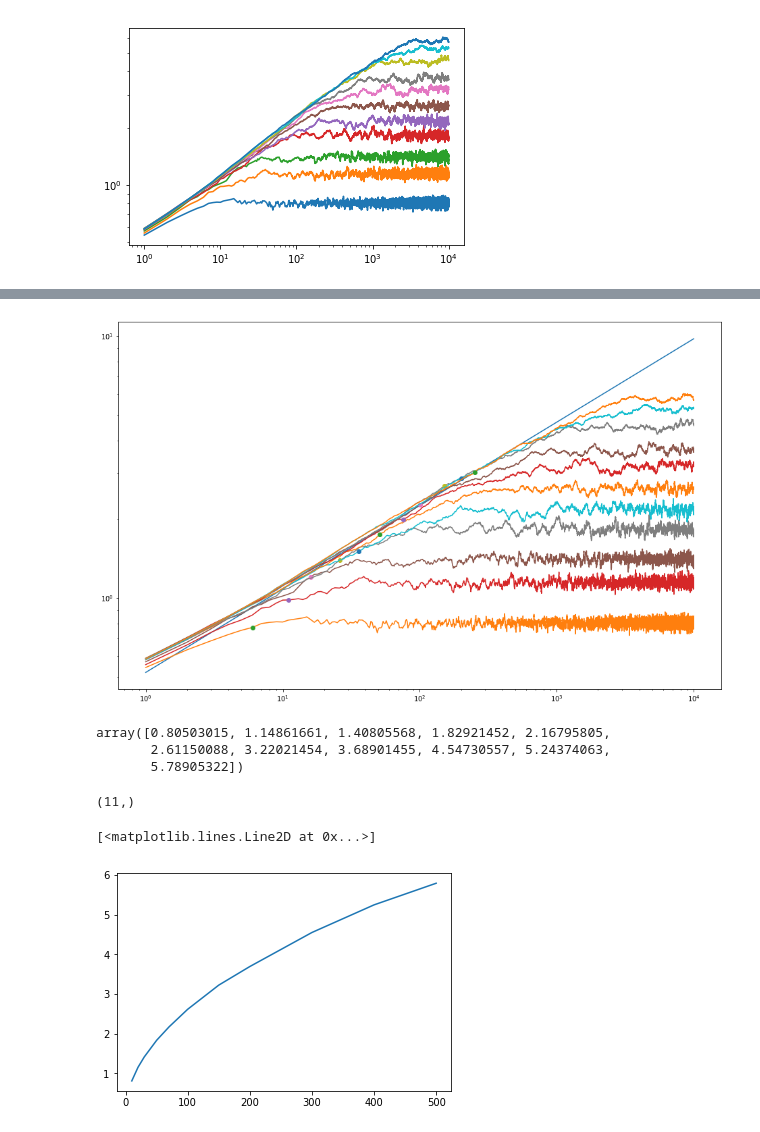
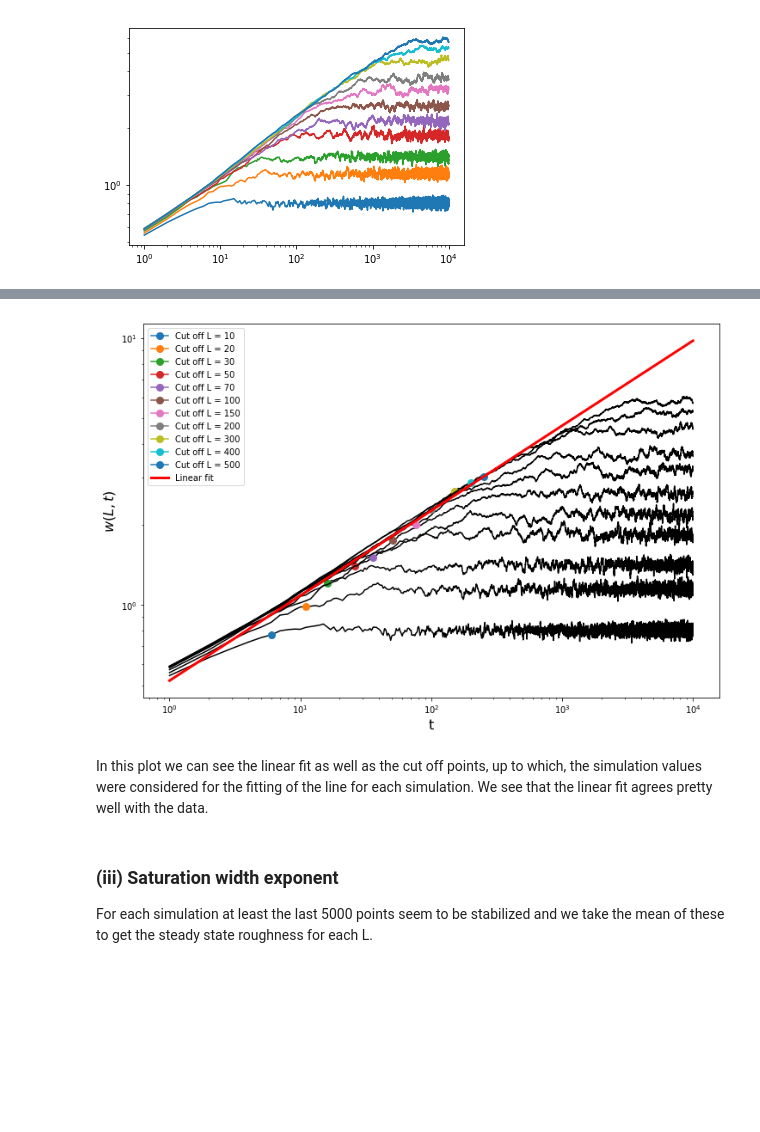
Before and after one commit to ari-viitala/CompPhys, a Jupyter notebook: Viikko2/Viikko2.ipynb, the cells around one changed output, grey strips where cells are left out. Drawn from its saved outputs; the diff is of its cells as text; code cells hidden in the pictures; blank space fills up the shorter version.

```diff
--- a/Viikko2/Viikko2.ipynb
+++ b/Viikko2/Viikko2.ipynb
@@ -130,6 +59,10 @@ data.shape
 # %%
-plt.figure(1, (16, 10))
+plt.figure(1, (12, 8))
 for i in range(0, data.shape[0]):
-    plt.loglog(data[i, :, 0], data[i, :, 1])
-    plt.loglog(data[i,np.floor(ls[i]**2 / 100).astype(int), 0], data[i, np.floor(ls[i]**2 / 100).astype(int), 1], marker = "o")
+    plt.loglog(data[i, :, 0], data[i, :, 1], label = "L = " + str(ls[i]))
+
+plt.xlabel("t", size = 16)
+plt.ylabel("$w(L, t)$", size = 16)
+plt.legend()
+plt.show()
 # %% [output]
@@ -145,4 +82,5 @@ for i in range(0, len(ls)):
 xs = np.hstack(xs)
 ys = np.hstack(ys)
 # %%
-fit = np.polyfit(xs, ys, 1)
+beta, beta_0 = np.polyfit(xs, ys, 1)
+beta
@@ -152,25 +93,31 @@ tbeta = tbeta_x**fit[0]
+# %%
+tbeta_x = np.linspace(1, 10000, 10000)
+#here the line is also translated with the y-axis intersection of the linear fit
+tbeta = tbeta_x**beta * 10**beta_0
 # %%
-plt.figure(1, (16, 10))
-plt.loglog(tbeta_x, tbeta * 10**fit[1])
+plt.figure(1, (12, 8))
 for i in range(0, data.shape[0]):
-    plt.loglog(data[i, :, 0], data[i, :, 1])
-    plt.loglog(data[i,int(ls[i] / 2), 0], data[i, int(ls[i] / 2), 1], marker = "o")
+    #plotting the data in black
+    plt.loglog(data[i, :, 0], data[i, :, 1], color = "k")
+    #plotting the cut off points
+    plt.loglog(data[i,int(ls[i] / 2), 0], data[i, int(ls[i] / 2), 1],
+               marker = "o",
+               markersize = 8,
+               label = "Cut off L = " + str(ls[i]))
+
+#plotting the linear fit
+plt.loglog(tbeta_x, tbeta, linewidth = 3, color = "r", label = "Linear fit")
+
+plt.xlabel("t", size = 16)
+plt.ylabel("$w(L, t)$", size = 16)
+plt.legend()
+plt.show()
 # %% [output]
-[figure, old version]
+[figure, new version]
+# %% [markdown]
+In this plot we can see the linear fit as well as the cut off points, up to which, the simulation values were considered for the fitting of the line for each simulation. We see that the linear fit agrees pretty well with the data.
+# %% [markdown]
+### (iii) Saturation width exponent
+For each simulation at least the last 5000 points seem to be stabilized and we take the mean of these to get the steady state roughness for each L.
 # %%
 Ls = np.mean(data[:,-5000:,1], 1)
-# %%
-Ls
-# %% [output]
-array([0.80503015, 1.14861661, 1.40805568, 1.82921452, 2.16795805,
-       2.61150088, 3.22021454, 3.68901455, 4.54730557, 5.24374063,
-       5.78905322])
-# %%
-Ls.shape
-# %% [output]
-(11,)
-# %%
-plt.plot(ls, Ls)
-# %% [output]
-[<matplotlib.lines.Line2D at 0x...>]
-[figure, removed]
```
Also changed, not shown: parts of 36 cells of this notebook.
